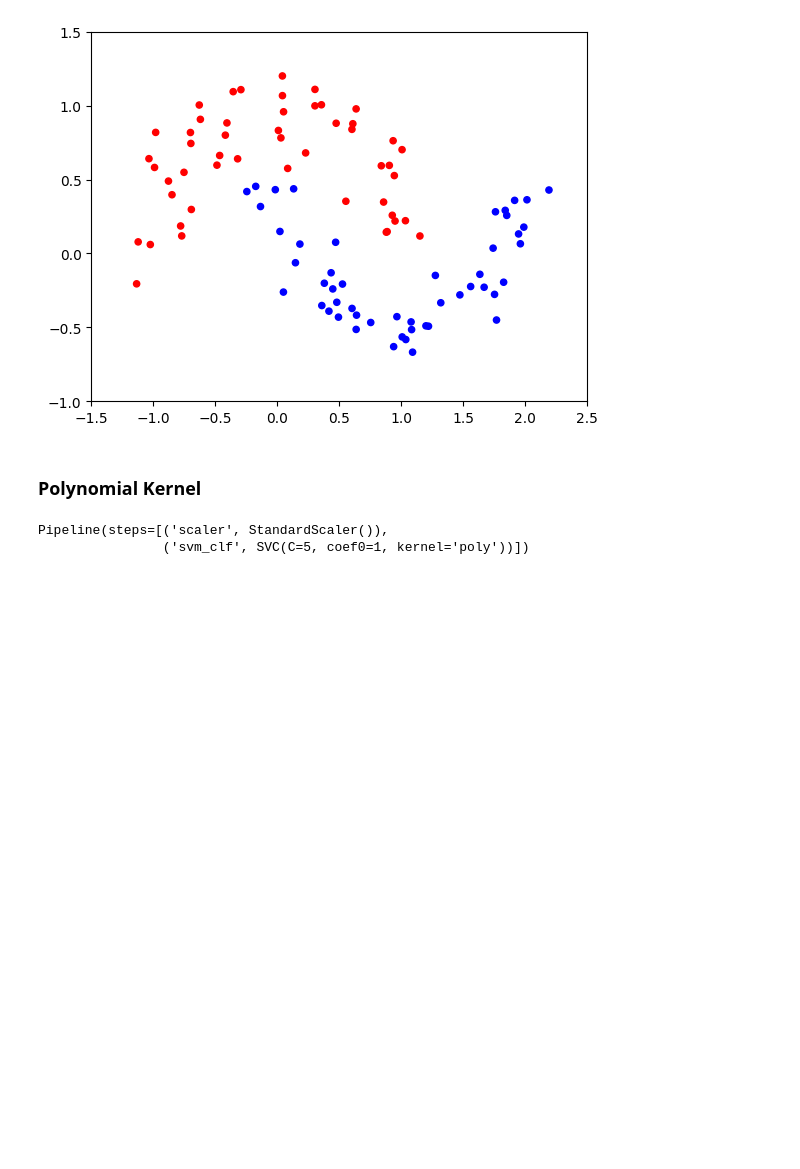
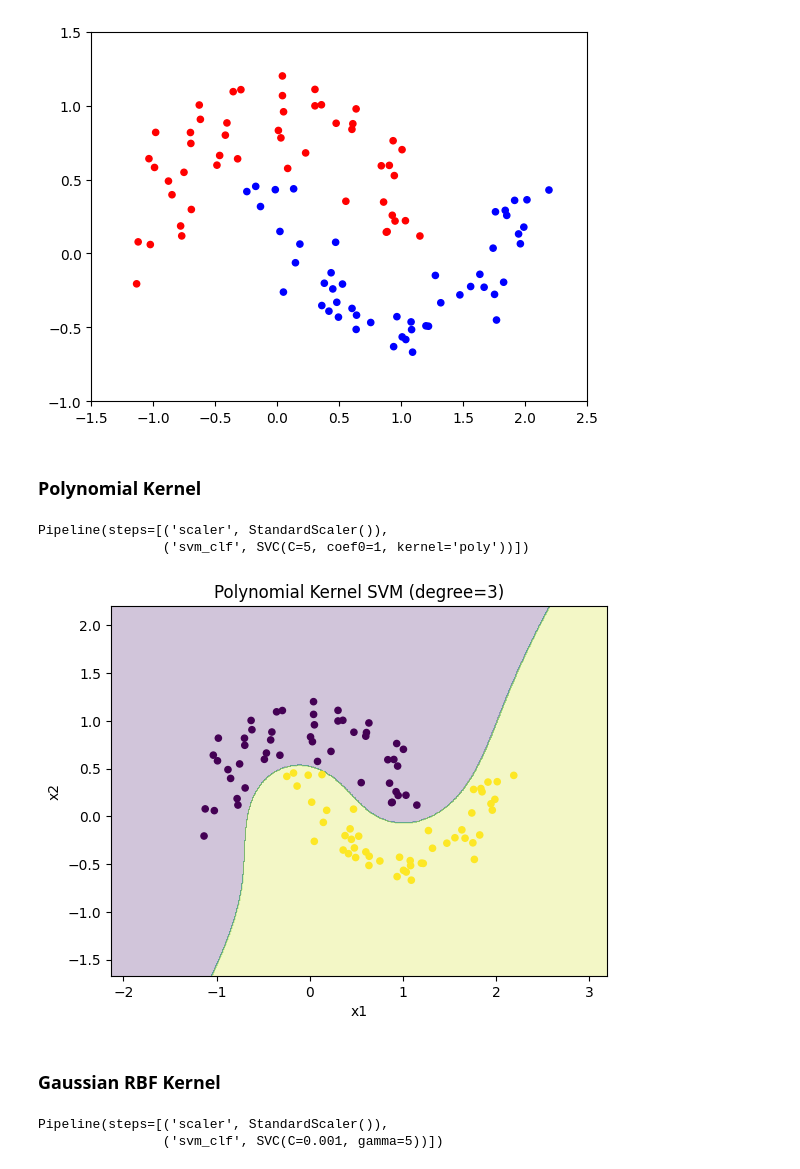
Before and after one commit to MottuqeBrid/Machine-Learning-exploring, a Jupyter notebook: 5 Support Vector Machines.ipynb, the cells around one changed output. Saved outputs shown, nothing was run; the diff lists cells and outputs as text; code cells hidden in the pictures; blank space fills up the shorter version.

Commit message:
Gaussian RBF Kernel

```diff
--- a/5 Support Vector Machines.ipynb
+++ b/5 Support Vector Machines.ipynb
@@ -85,3 +85,39 @@ poly_kernel_svm_clf.fit(x, y)
 # %% [output]
 Pipeline(steps=[('scaler', StandardScaler()),
                 ('svm_clf', SVC(C=5, coef0=1, kernel='poly'))])
+# %%
+# ---------- plotting ----------
+def plot_decision_boundary(model, X, y):
+    x_min, x_max = X[:, 0].min() - 1, X[:, 0].max() + 1
+    y_min, y_max = X[:, 1].min() - 1, X[:, 1].max() + 1
+
+    xx, yy = np.meshgrid(
+        np.linspace(x_min, x_max, 500),
+        np.linspace(y_min, y_max, 500)
+    )
+
+    grid = np.c_[xx.ravel(), yy.ravel()]
+    Z = model.predict(grid)
+    Z = Z.reshape(xx.shape)
+
+    plt.contourf(xx, yy, Z, alpha=0.25)
+    plt.scatter(X[:, 0], X[:, 1], c=y, s=20)
+
+plot_decision_boundary(poly_kernel_svm_clf, x, y)
+plt.xlabel("x1")
+plt.ylabel("x2")
+plt.title("Polynomial Kernel SVM (degree=3)")
+plt.show()
+# %% [output]
+[figure, added]
+# %% [markdown]
+### Gaussian RBF Kernel
+# %%
+rbf_kernel_svm_clf = Pipeline([
+("scaler", StandardScaler()),
+("svm_clf", SVC(kernel="rbf", gamma=5, C=0.001))
+])
+rbf_kernel_svm_clf.fit(x, y)
+# %% [output]
+Pipeline(steps=[('scaler', StandardScaler()),
+                ('svm_clf', SVC(C=0.001, gamma=5))])
```
Also changed, not shown: parts of 1 cell of this notebook.
